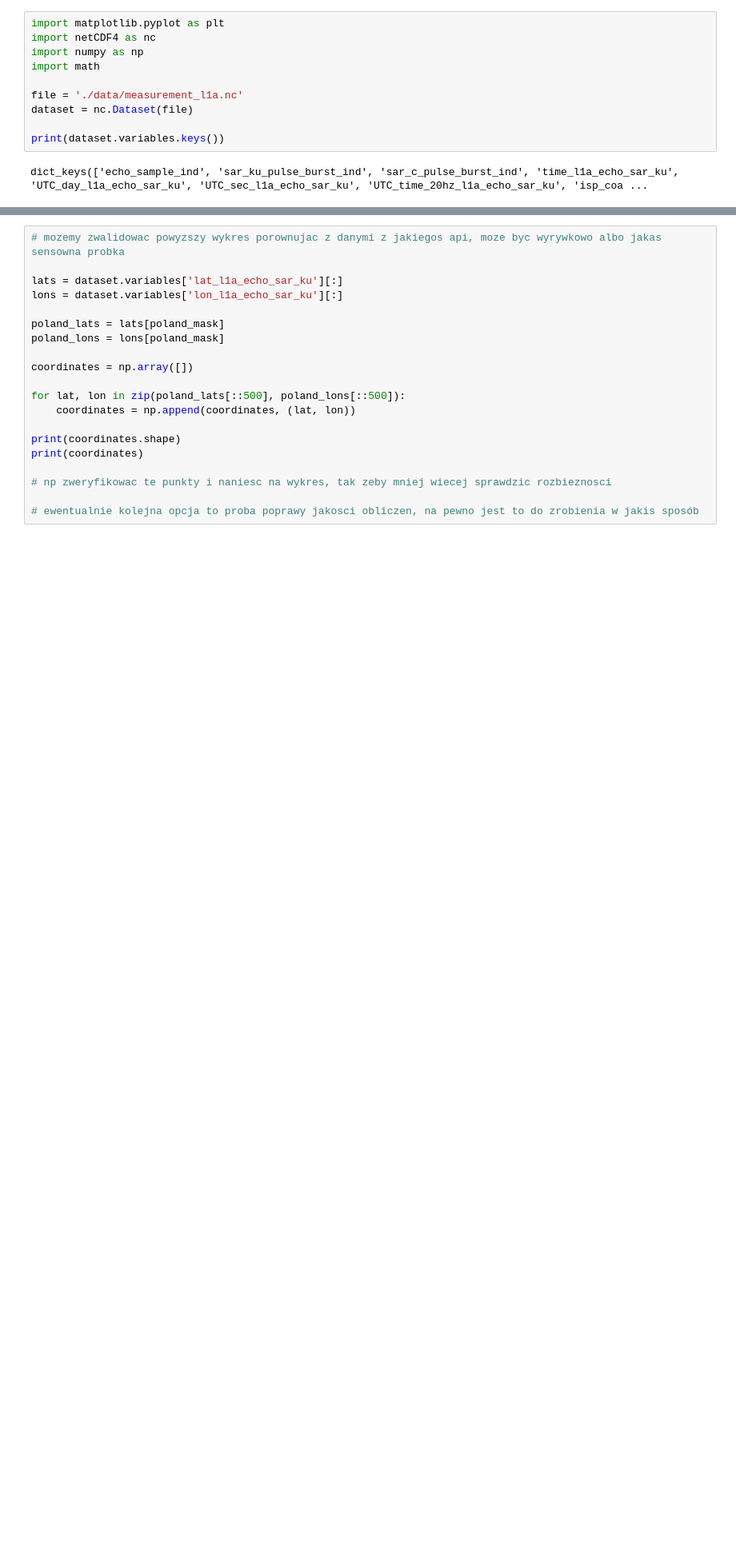
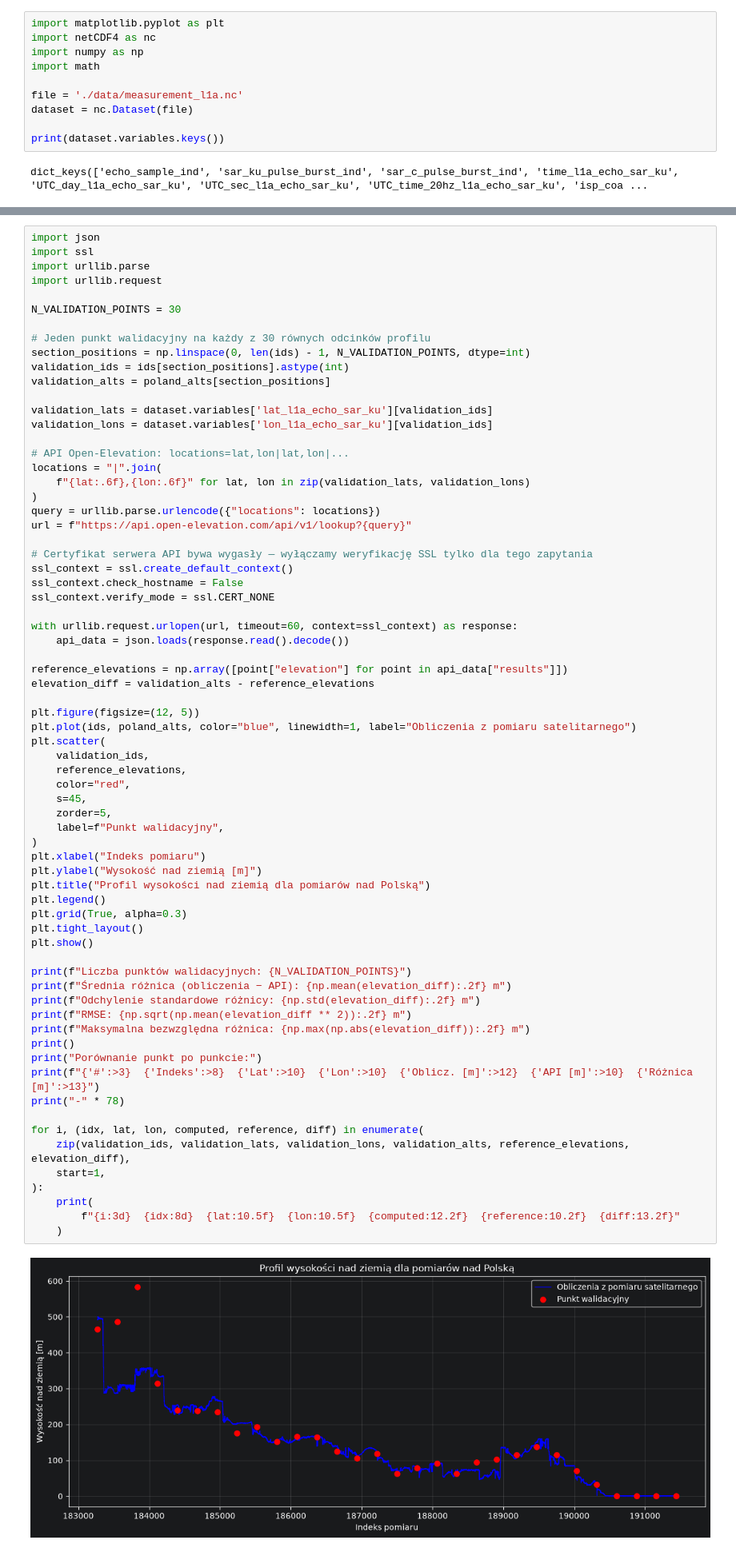
Before and after one commit to michal-proc/signal-processing-project, a Jupyter notebook: main.ipynb, the cells around one changed output, grey strips where cells are left out. Shown at 80% size. Saved outputs shown, nothing was run; the diff lists cells and outputs as text; blank space fills up the shorter version.

```diff
--- a/main.ipynb
+++ b/main.ipynb
@@ -166,21 +171,71 @@ plt.show()
 # %%
-# mozemy zwalidowac powyzszy wykres porownujac z danymi z jakiegos api, moze byc wyrywkowo albo jakas sensowna probka
+import json
+import ssl
+import urllib.parse
+import urllib.request
 
-lats = dataset.variables['lat_l1a_echo_sar_ku'][:]
-lons = dataset.variables['lon_l1a_echo_sar_ku'][:]
+N_VALIDATION_POINTS = 30
 
-poland_lats = lats[poland_mask]
-poland_lons = lons[poland_mask]
+# Jeden punkt walidacyjny na każdy z 30 równych odcinków profilu
+section_positions = np.linspace(0, len(ids) - 1, N_VALIDATION_POINTS, dtype=int)
+validation_ids = ids[section_positions].astype(int)
+validation_alts = poland_alts[section_positions]
 
-coordinates = np.array([])
+validation_lats = dataset.variables['lat_l1a_echo_sar_ku'][validation_ids]
+validation_lons = dataset.variables['lon_l1a_echo_sar_ku'][validation_ids]
 
-for lat, lon in zip(poland_lats[::500], poland_lons[::500]):
-    coordinates = np.append(coordinates, (lat, lon))
+# API Open-Elevation: locations=lat,lon|lat,lon|...
+locations = "|".join(
+    f"{lat:.6f},{lon:.6f}" for lat, lon in zip(validation_lats, validation_lons)
+)
+query = urllib.parse.urlencode({"locations": locations})
+url = f"https://api.open-elevation.com/api/v1/lookup?{query}"
 
-print(coordinates.shape)
-print(coordinates)
+# Certyfikat serwera API bywa wygasły — wyłączamy weryfikację SSL tylko dla tego zapytania
+ssl_context = ssl.create_default_context()
+ssl_context.check_hostname = False
+ssl_context.verify_mode = ssl.CERT_NONE
 
-# np zweryfikowac te punkty i naniesc na wykres, tak zeby mniej wiecej sprawdzic rozbieznosci
+with urllib.request.urlopen(url, timeout=60, context=ssl_context) as response:
+    api_data = json.loads(response.read().decode())
 
-# ewentualnie kolejna opcja to proba poprawy jakosci obliczen, na pewno jest to do zrobienia w jakis sposób
+reference_elevations = np.array([point["elevation"] for point in api_data["results"]])
+elevation_diff = validation_alts - reference_elevations
+
+plt.figure(figsize=(12, 5))
+plt.plot(ids, poland_alts, color="blue", linewidth=1, label="Obliczenia z pomiaru satelitarnego")
+plt.scatter(
+    validation_ids,
+    reference_elevations,
+    color="red",
+    s=45,
+    zorder=5,
+    label=f"Punkt walidacyjny",
+)
+plt.xlabel("Indeks pomiaru")
+plt.ylabel("Wysokość nad ziemią [m]")
+plt.title("Profil wysokości nad ziemią dla pomiarów nad Polską")
+plt.legend()
+plt.grid(True, alpha=0.3)
+plt.tight_layout()
+plt.show()
+
+print(f"Liczba punktów walidacyjnych: {N_VALIDATION_POINTS}")
+print(f"Średnia różnica (obliczenia − API): {np.mean(elevation_diff):.2f} m")
+print(f"Odchylenie standardowe różnicy: {np.std(elevation_diff):.2f} m")
+print(f"RMSE: {np.sqrt(np.mean(elevation_diff ** 2)):.2f} m")
+print(f"Maksymalna bezwzględna różnica: {np.max(np.abs(elevation_diff)):.2f} m")
+print()
+print("Porównanie punkt po punkcie:")
+print(f"{'#':>3}  {'Indeks':>8}  {'Lat':>10}  {'Lon':>10}  {'Oblicz. [m]':>12}  {'API [m]':>10}  {'Różnica [m]':>13}")
+print("-" * 78)
+
+for i, (idx, lat, lon, computed, reference, diff) in enumerate(
+    zip(validation_ids, validation_lats, validation_lons, validation_alts, reference_elevations, elevation_diff),
+    start=1,
+):
+    print(
+        f"{i:3d}  {idx:8d}  {lat:10.5f}  {lon:10.5f}  {computed:12.2f}  {reference:10.2f}  {diff:13.2f}"
+    )
 # %% [output]
+[figure, added]
```
Also changed, not shown: parts of 8 cells of this notebook, 3 other files.
